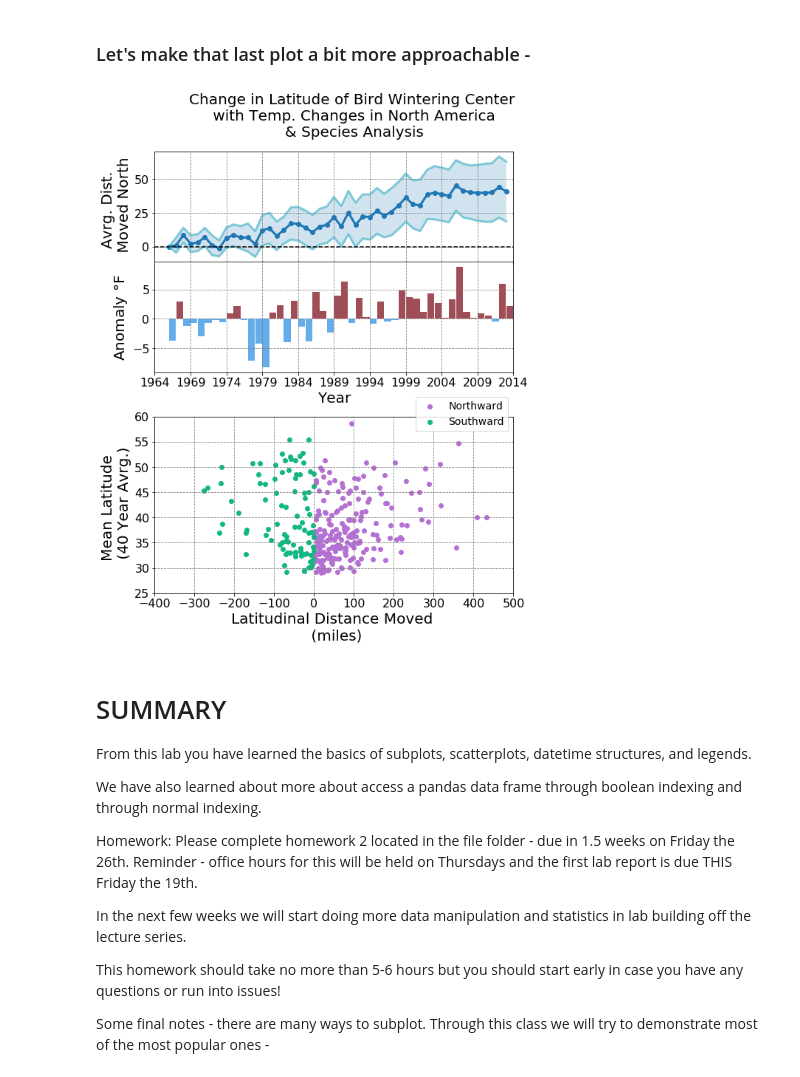
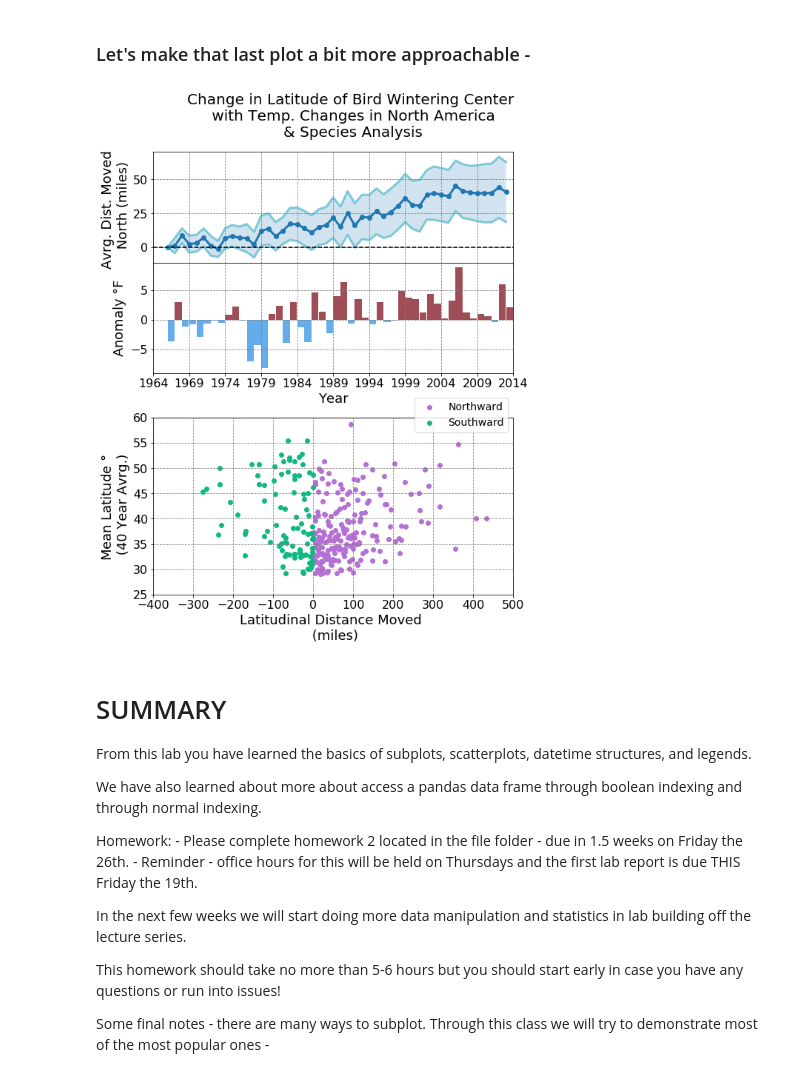
Before and after one commit to abbyazari/data_vis_statistics_geosciences, a Jupyter notebook: Lab2/Lab2_BirdRanges.ipynb, the cells around one changed output. Drawn from its saved outputs; the diff is of its cells as text; code cells hidden in the pictures.

Commit message:
Add files via upload
Fixed labels - removed lines only relevant for Python 2.7

```diff
--- a/Lab2/Lab2_BirdRanges.ipynb
+++ b/Lab2/Lab2_BirdRanges.ipynb
@@ -319,14 +328,13 @@ birdSpecies = pd.read_csv('./Data/birdSpecies.csv',
 # %% [markdown]
 ### Let's convert the birdRangeAvrg index to Datetime Objects - use the following command in the next cell
 # %%
-birdRangeAvrg.index   = pd.to_datetime(birdRangeAvrg['year'], box = False,
-                                       infer_datetime_format = False,
+birdRangeAvrg.index   = pd.to_datetime(birdRangeAvrg['year'], infer_datetime_format = False,
                                        format = '%Y')
 
 
 #now go ahead and print the index below
 
-#ENTER COMMAND BELOW TO PRINT INDEX OF birdRangeAvrg AND THE TYPE
+#ENTER COMMAND BELOW TO PRINT INDEX OF birdRangeAvrg
 # %% [markdown]
 Notice how all the months have set to January? This was assumed from the pd.to_datetime command, in this case the bird counts are counted in winter (between December and January) so this is OK but keep this in mind when you have year data.
 
@@ -711,9 +721,8 @@ ax3.tick_params(labelsize=16)
 # %%
 fig = plt.figure(figsize=(10, 11))
 
-fig.suptitle('Change in Latitude of Bird Wintering Center \n with Temp.'+
-             'Changes in North America \n' +
-             '& Species Analysis', fontsize=20)
+fig.suptitle('Change in Latitude of Bird Wintering Center \n with Temp. Changes in North America \n' +
+              '& Species Analysis', fontsize=20)
 
 
 #created two grids - one that divides into quarters and one by halfs
@@ -738,7 +747,7 @@ ax1.plot(birdRangeAvrg.index.to_pydatetime(), birdRangeAvrg['lower confidence (m
 
 
 #notice how our axis now can each have their own labels and how the command is different?
-ax1.set_ylabel('Avrg. Dist. \n Moved North', fontsize = 20)
+ax1.set_ylabel('Avrg. Dist. Moved \n North (miles)', fontsize = 18)
 #ax1.set_xlabel('Year', fontsize = 20) - REMOVED
 
 ax1.axhline(y=0.0, color='k', linestyle='--') #add a horizontal line at 0
@@ -755,8 +764,8 @@ ax1.tick_params(labelsize=16) #make the tick labels
 #well now we are sharing the axis...how about we do just the same date range?
 
 #remember how we spent so long on the datetime axis? Our bird data has been set to
-#dates of January within the year collected, we know that the data was collected in
-#December/January so how about we use .loc with that index?
+#dates of January within the year collected, we know that the data was collected in December/January
+#so how about we use .loc with that index?
 
 #check out the following command with indexing - see how we are using the birdRangeAvrg.index?
 #to only get the index for January within the active years?
@@ -766,8 +775,8 @@ ax2.bar(temperVarUS.loc[birdRangeAvrg.index, :].index.to_pydatetime(),
         temperVarUS.loc[birdRangeAvrg.index, 'Anomaly'],
         width = 350, align='edge', color = temperVarUS.loc[birdRangeAvrg.index, 'Colors'])
 
-ax2.set_ylabel('Anomaly $\degree$F', fontsize = 20)
-ax2.set_xlabel('Year', fontsize = 20)
+ax2.set_ylabel('Anomaly $\degree$F', fontsize = 18)
+ax2.set_xlabel('Year', fontsize = 18)
 
 ax2.grid(color='gray', linestyle='dashed')
 
@@ -776,8 +785,8 @@ ax2.tick_params(labelsize=16)
 
 #IMPORTANT!!!!
 #when doing multiplots with hidden axis MAKE SURE to always set the limits of the axis for
-#all axis so that the plots don't un-sync - try switching out these datetime objects for
-#other dates can be misleading
+#all axis so that the plots don't un-sync - try switching out these datetime objects for other dates
+#can be misleading
 ax1.set_xlim([dt.datetime(1964, 1, 1), dt.datetime(2014, 1, 1)])
 ax2.set_xlim([dt.datetime(1964, 1, 1), dt.datetime(2014, 1, 1)])
 
@@ -794,40 +803,40 @@ ax1.set_xticklabels([])
 #the label command syncs to the legend
 
 indexN = (birdSpecies['Lat. direction moved'] == 'N')
 
 ax3.scatter(birdSpecies.loc[indexN, 'Latitudinal distance moved (miles)'],
-            birdSpecies.loc[indexN, 'Mean latitude (40-year ave from regression)'],
-            color = '#B570D4', label = 'Northward')
+            birdSpecies.loc[indexN, 'Mean latitude (40-year ave from regression)'], color = '#B570D4',
+            label = 'Northward')
 
 ax3.scatter(birdSpecies.loc[~indexN, 'Latitudinal distance moved (miles)'],
-            birdSpecies.loc[~indexN, 'Mean latitude (40-year ave from regression)'],
-            color = '#12B884', label = 'Southward')
+            birdSpecies.loc[~indexN, 'Mean latitude (40-year ave from regression)'], color = '#12B884',
+            label = 'Southward')
 
-ax3.set_xlabel('Latitudinal Distance Moved \n (miles)', fontsize = 20)
-ax3.set_ylabel('Mean Latitude \n (40 Year Avrg.)', fontsize = 20)
+ax3.set_xlabel('Latitudinal Distance Moved \n (miles)', fontsize = 18)
+ax3.set_ylabel('Mean Latitude $\degree$ \n (40 Year Avrg.)', fontsize = 18)
 
 #note how we set the limits
 ax3.set_xlim([-400, 500])
 ax3.set_ylim([25, 60])
 
 #and setting up legend
 
 #command in here is where the legend is placed.
 #more info here: https://matplotlib.org/api/_as_gen/matplotlib.pyplot.legend.html
 
 #bbox sets location
 #prop sets fontsize
 
 #make sure to never overplot legend on data
 
 #x and yin inches - requires labels in the plotting
 #commands to label
 ax3.legend(bbox_to_anchor=(1, 1.14), prop={'size':14})
 #-----------------
 ax3.grid(color='gray', linestyle='dashed')
 ax3.tick_params(labelsize=16)
 # %% [output]
-[figure, old version]
+[figure, new version]
 # %% [markdown]
 # SUMMARY
 
@@ -836,7 +845,9 @@ From this lab you have learned the basics of subplots, scatterplots, datetime st
 We have also learned about more about access a pandas data frame through boolean indexing and through normal indexing.
 
 Homework:
-Please complete homework 2 located in the file folder - due in 1.5 weeks on Friday the 26th. Reminder - office hours for this will be held on Thursdays and the first lab report is due THIS Friday the 19th.
+        - Please complete homework 2 located in the file folder - due in 1.5 weeks on Friday the 26th.
+        - Reminder - office hours for this will be held on Thursdays and the first lab report is due THIS
+        Friday the 19th.
 
 In the next few weeks we will start doing more data manipulation and statistics in lab building off the lecture series.
 
```
Also changed, not shown: parts of 17 cells of this notebook.
